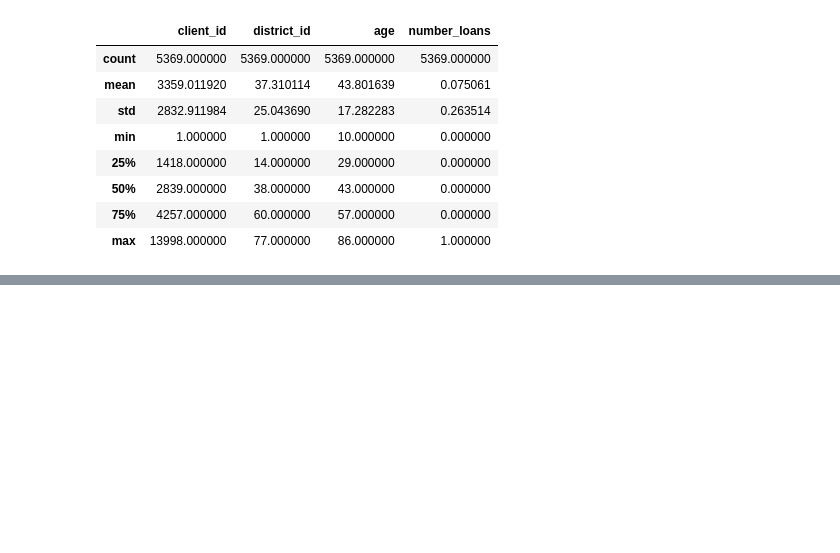
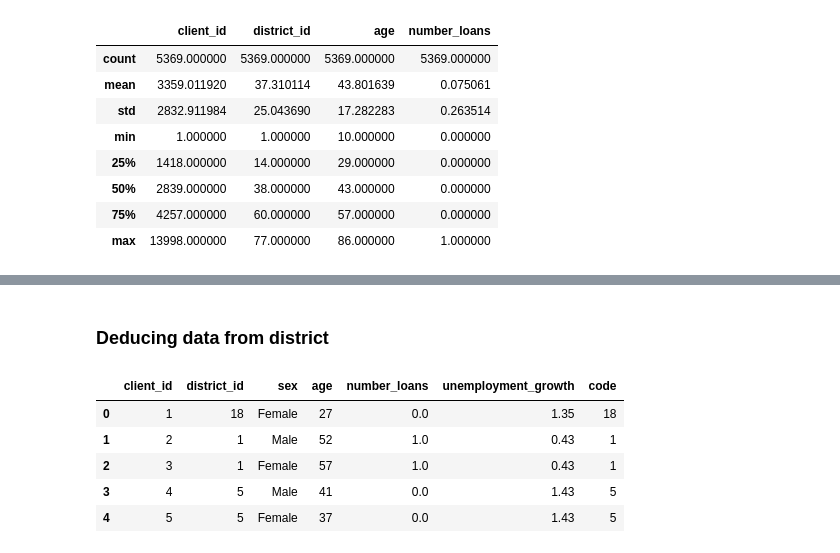
Before and after one commit to DanielaTomas/FCUP-DM1, a Jupyter notebook: DM1.ipynb, the cells around one changed output, grey strips where cells are left out. Saved outputs shown, nothing was run; the diff lists cells and outputs as text; code cells hidden in the pictures; blank space fills up the shorter version.

```diff
--- a/DM1.ipynb
+++ b/DM1.ipynb
@@ -658,0 +659,22 @@ plt.show()
+# %% [markdown]
+### Deducing data from district
+# %%
+# 1. Merge client_df with district_df based on the district_id
+merged_df = pd.merge(client, district[['code ', 'unemploymant rate \'95 ', 'unemploymant rate \'96 ']], left_on='district_id', right_on='code ', how='left')
+# 2. Calculate the growth of unemployment rate
+merged_df['unemployment_growth'] = merged_df['unemploymant rate \'96 '] - merged_df['unemploymant rate \'95 ']
+
+# 3. Drop unnecessary columns from the merged DataFrame if needed
+merged_df = merged_df.drop(['unemploymant rate \'95 ', 'unemploymant rate \'96 '], axis=1)
+
+client['unemployment_growth'] = merged_df['unemployment_growth']
+
+merged_df.head()
+#client.head()
+# %% [output]
+|  | client_id | district_id | sex | age | number_loans | unemployment_growth | code |
+| 0 | 1 | 18 | Female | 27 | 0.0 | 1.35 | 18 |
+| 1 | 2 | 1 | Male | 52 | 1.0 | 0.43 | 1 |
+| 2 | 3 | 1 | Female | 57 | 1.0 | 0.43 | 1 |
+| 3 | 4 | 5 | Male | 41 | 0.0 | 1.43 | 5 |
+| 4 | 5 | 5 | Female | 37 | 0.0 | 1.43 | 5 |
```
Also changed, not shown: parts of 15 cells of this notebook.
